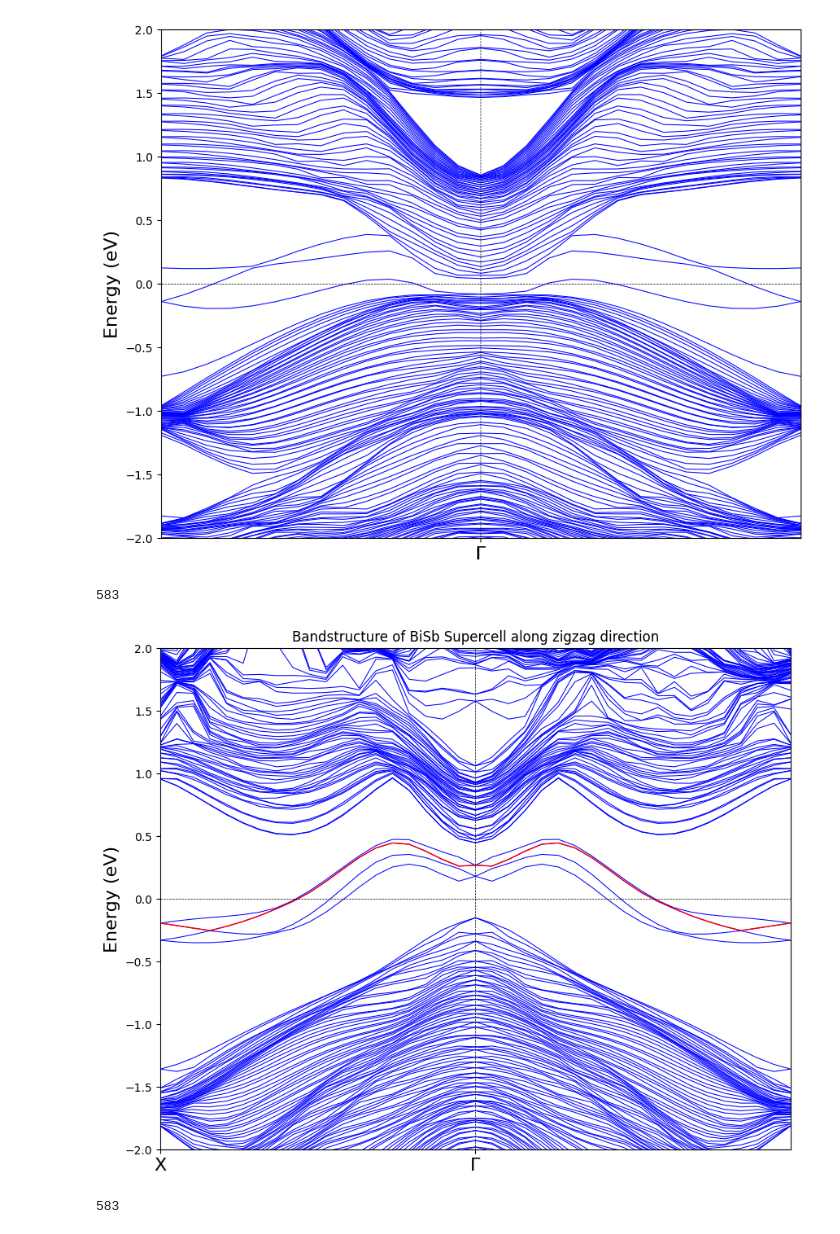
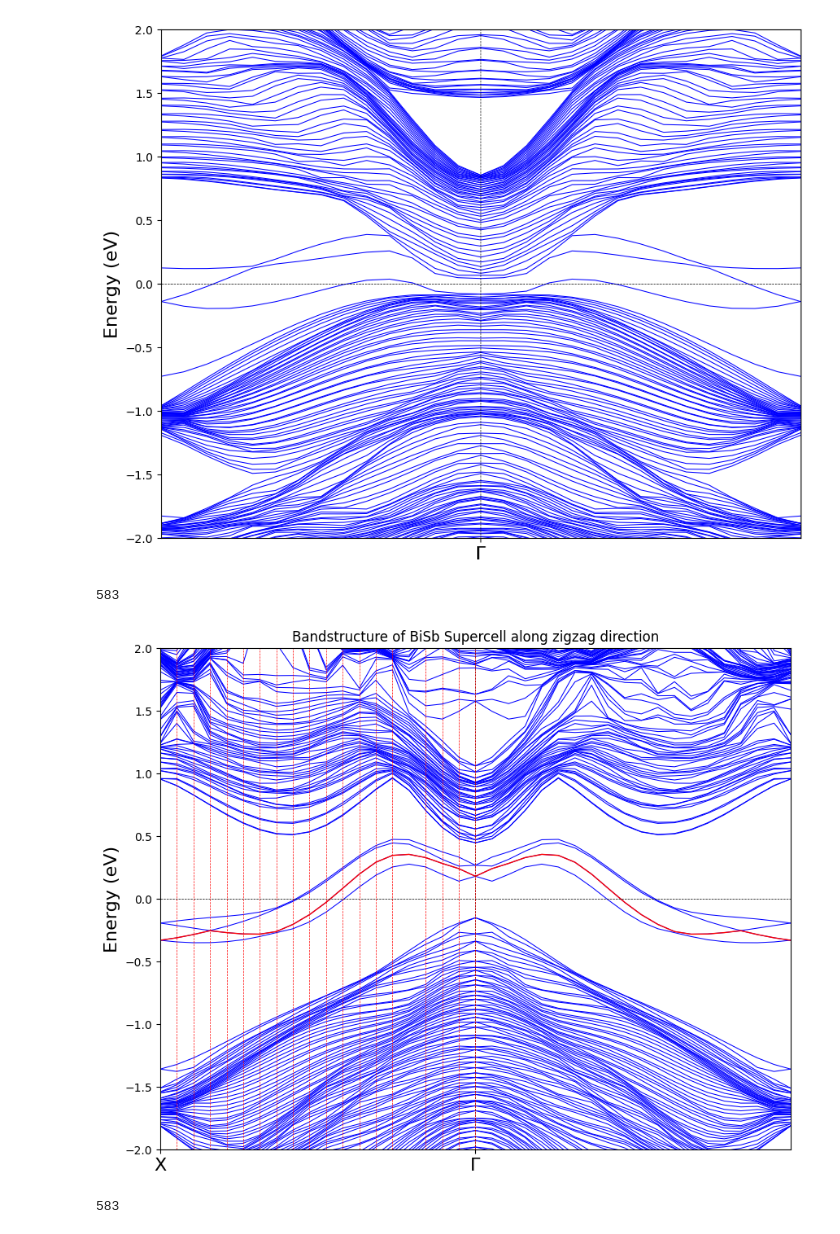
Before and after one commit to Lactuka/Thesis, a Jupyter notebook: bisb-supercell/vasp.ipynb, the cells around one changed output. Drawn from its saved outputs; the diff is of its cells as text; code cells hidden in the pictures.

```diff
--- a/bisb-supercell/vasp.ipynb
+++ b/bisb-supercell/vasp.ipynb
@@ -123,35 +123,56 @@ import numpy as np
 import matplotlib.pyplot as plt
 
 data = np.loadtxt('new-REFORMATTED_BAND.dat')
 
 k = data[:, 0]
 bands = data[:, 1:]
 num_bands = bands.shape[1]
 print(num_bands)
 
 high_symmetry_points = [0,0.737,1.475]
 high_symmetry_labels = ['X', r'$\Gamma$', 'X']
 
 plt.figure(figsize=(10, 8))
 for i in range(num_bands):
     plt.plot(k, bands[:, i], color='blue', lw=0.75)
 
-plt.plot(k, bands[:,480], color='red', lw=1)
+plt.plot(k, bands[:,479], color='red', lw=1)
 
 plt.axhline(0, color='black', linestyle='--', lw=0.5)
 
 for i in range(len(high_symmetry_points)):
     plt.axvline(high_symmetry_points[i], color='black', linestyle='--', lw=0.5)
+
+plt.axvline(k[0], color='red', linestyle='--', lw=0.5)
+plt.axvline(k[1], color='red', linestyle='--', lw=0.5)
+plt.axvline(k[2], color='red', linestyle='--', lw=0.5)
+plt.axvline(k[3], color='red', linestyle='--', lw=0.5)
+plt.axvline(k[4], color='red', linestyle='--', lw=0.5)
+plt.axvline(k[5], color='red', linestyle='--', lw=0.5)
+plt.axvline(k[6], color='red', linestyle='--', lw=0.5)
+plt.axvline(k[7], color='red', linestyle='--', lw=0.5)
+plt.axvline(k[8], color='red', linestyle='--', lw=0.5)
+plt.axvline(k[9], color='red', linestyle='--', lw=0.5)
+plt.axvline(k[10], color='red', linestyle='--', lw=0.5)
+plt.axvline(k[11], color='red', linestyle='--', lw=0.5)
+plt.axvline(k[12], color='red', linestyle='--', lw=0.5)
+plt.axvline(k[13], color='red', linestyle='--', lw=0.5)
+plt.axvline(k[14], color='red', linestyle='--', lw=0.5)
+plt.axvline(k[16], color='red', linestyle='--', lw=0.5)
+plt.axvline(k[17], color='red', linestyle='--', lw=0.5)
+plt.axvline(k[18], color='red', linestyle='--', lw=0.5)
+plt.axvline(k[19], color='red', linestyle='--', lw=0.5)
+
 
 plt.xticks(high_symmetry_points, high_symmetry_labels, fontsize=16)
 plt.title("Bandstructure of BiSb Supercell along zigzag direction")
 plt.ylabel('Energy (eV)', fontsize=16)
 plt.ylim(-2, 2)
 plt.xlim(min(k), max(k))
 plt.show()
 # %% [output]
 583
-[figure, old version]
+[figure, new version]
 # %%
 import numpy as np
 import matplotlib.pyplot as plt
```
Also changed, not shown: parts of 2 cells of this notebook, 55 other files.
